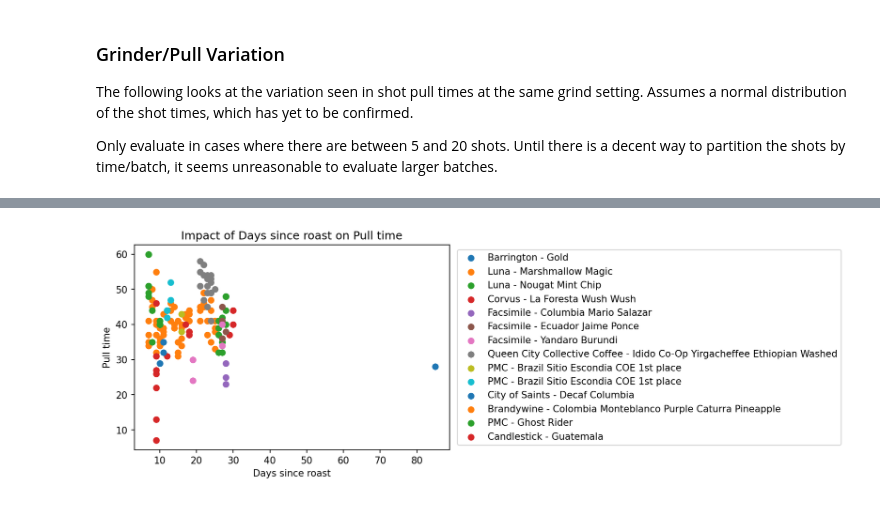
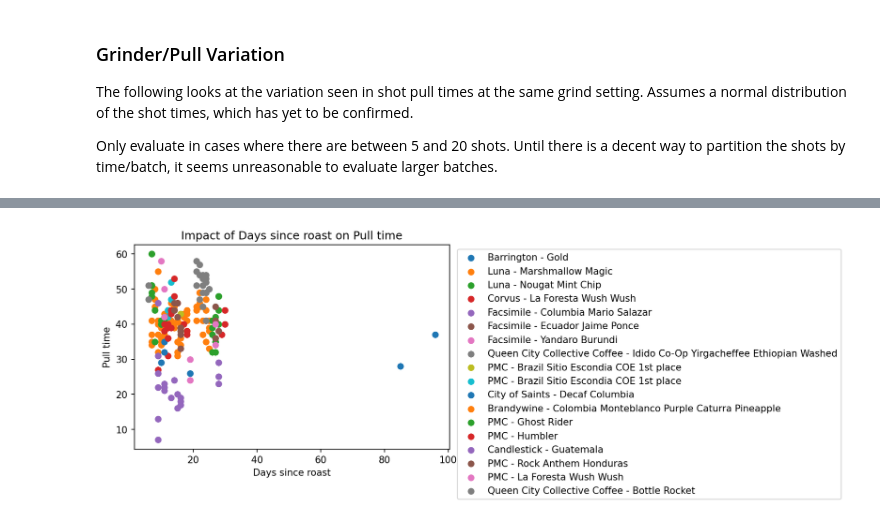
Before and after one commit to badisa/optpresso, a Jupyter notebook: notebooks/coffee-data-notebook.ipynb, the cells around one changed output, grey strips where cells are left out. Saved outputs shown, nothing was run; the diff lists cells and outputs as text; code cells hidden in the pictures.

```diff
--- a/notebooks/coffee-data-notebook.ipynb
+++ b/notebooks/coffee-data-notebook.ipynb
@@ -104,7 +100,7 @@ with NamedTemporaryFile(suffix=".csv") as temp:
 df.columns = df.columns.str.strip().str.lower().str.replace(' ', '').str.replace('(', '').str.replace(')', '')
 df = df[df["grinder"].astype(bool)][df["grindersetting"].astype(bool)]
 # Only care about data that has a grinder associated
-invalid_indices = df[(df["grinder"] == "None") & (df["details"] == "prediction")].index
+invalid_indices = df[(df["grinder"] == "None") | (df["details"].str.contains("prediction"))].index
 
 df.drop(invalid_indices, inplace=True)
 date = pd.to_datetime(df.date, infer_datetime_format=True, utc=True)
@@ -120,10 +116,9 @@ def filter_func(x):
     if len(x) < 3:
         return False
     roastdate = x.roastdate.unique()
-    if len(roastdate) == 1 and pd.isnull(roastdate[0]):
+    if len(roastdate) == 1 and roastdate[0] == "":
         if len(x) < 20:
             return True
-        print(len(x))
         return False
     return True
 
@@ -204,18 +199,26 @@ for grinder in df.grinder.unique():
     fig = plt.Figure()
     axe = fig.gca()
     subdf = df[df["grinder"] == grinder]
-    for coffee in subdf.coffee.unique():
-        coffeedf = subdf[subdf.coffee == coffee]
-        try:
-            coffeedf.loc[:, ("grindersetting",)] = pd.to_numeric(coffeedf.grindersetting)
-            coffeedf = coffeedf.sort_values("grindersetting", ascending=False)
-        except Exception:
-            print(grinder)
-            coffeedf = coffeedf.sort_values("grindersetting", ascending=False, key=lambda col: col.str.lower())
-        axe.scatter(coffeedf.grindersetting, coffeedf.time)
-        axe.set_title(f"{grinder} Grinder")
-        axe.set_xlabel("Grind Setting")
-        axe.set_ylabel("Pull Time (seconds)")
+    # Sort the list initially
+    try:
+        subdf.loc[:, ("grindersetting",)] = pd.to_numeric(subdf.grindersetting)
+        subdf = subdf.sort_values("grindersetting", ascending=False)
+        for coffee in subdf.coffee.unique():
+            coffeedf = subdf[subdf.coffee == coffee]
+            axe.scatter(coffeedf.grindersetting, coffeedf.time)
+    except Exception:
+        # To get meaningful ordering on the y axis, have to scatter in one pass.
+        # Could also move to using numeric y axis values and replacing the labels with
+        # the corresponding labels.
+        subdf = subdf.sort_values("grindersetting", ascending=False)
+        colors = np.zeros_like(subdf.grindersetting.values)
+        for i, coffee in enumerate(subdf.coffee.unique()):
+            colors[np.argwhere(subdf.coffee.values == coffee)] = i +1
+        axe.scatter(subdf.grindersetting, subdf.time, c=colors)
+
+    axe.set_title(f"{grinder} Grinder")
+    axe.set_xlabel("Grind Setting")
+    axe.set_ylabel("Pull Time (seconds)")
     axe.tick_params(labelrotation=50)
     display(fig)
 # %% [output]
@@ -233,12 +233,16 @@ Vario-W
 # %%
 offroast_df = df[df["days_off_roast"].notna()]
 for name, subdf in offroast_df.groupby(["roastdate", "coffee"]):
-    plt.scatter(subdf.days_off_roast.astype("timedelta64[D]"), subdf.time, label=subdf.coffee.unique()[0])
+    plt.scatter(
+        subdf.days_off_roast.astype("timedelta64[D]"),
+        subdf.time,
+        label=subdf.coffee.unique()[0]
+    )
 plt.title("Impact of Days since roast on Pull time")
 plt.xlabel("Days since roast")
 plt.ylabel("Pull time")
 plt.legend()
 plt.legend(bbox_to_anchor=(1.01, 1), loc='upper left')
 plt.show()
 # %% [output]
-[figure, old version]
+[figure, new version]
```
Also changed, not shown: parts of 3 cells of this notebook, 2 other files.
